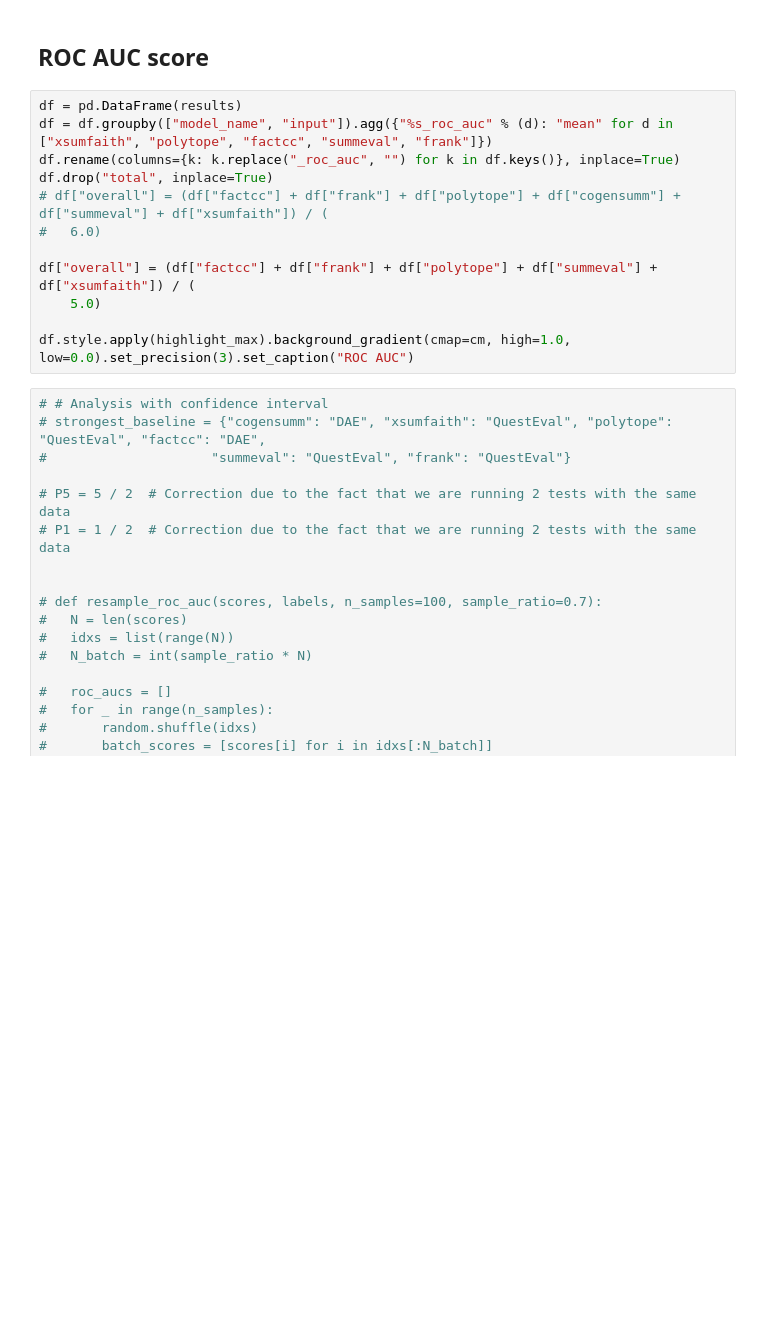
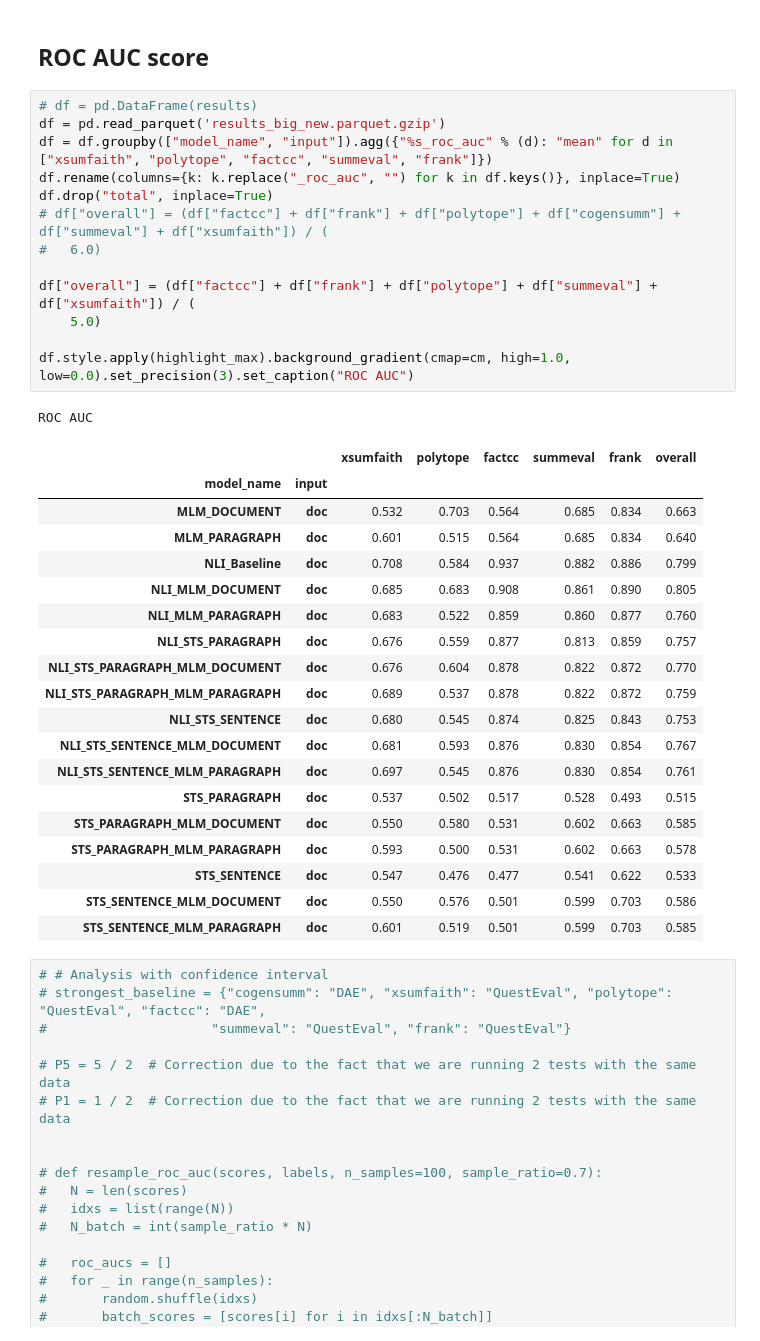
Before and after one commit to tzachpach/sumEvaluation, a Jupyter notebook: summac/SummaC - Main Results.ipynb, the cells around one changed output. Saved outputs shown, nothing was run; the diff lists cells and outputs as text; blank space fills up the shorter version.

```diff
--- a/summac/SummaC - Main Results.ipynb
+++ b/summac/SummaC - Main Results.ipynb
@@ -312,17 +288,39 @@ KeyError: "Column(s) ['frank_bacc', 'polytope_bacc', 'summeval_bacc', 'xsumfaith
 # %% [markdown]
 ## ROC AUC score
 # %%
-df = pd.DataFrame(results)
+# df = pd.DataFrame(results)
+df = pd.read_parquet('results_big_new.parquet.gzip')
 df = df.groupby(["model_name", "input"]).agg({"%s_roc_auc" % (d): "mean" for d in ["xsumfaith", "polytope", "factcc", "summeval", "frank"]})
 df.rename(columns={k: k.replace("_roc_auc", "") for k in df.keys()}, inplace=True)
 df.drop("total", inplace=True)
 # df["overall"] = (df["factcc"] + df["frank"] + df["polytope"] + df["cogensumm"] + df["summeval"] + df["xsumfaith"]) / (
 # 	6.0)
 
 df["overall"] = (df["factcc"] + df["frank"] + df["polytope"] + df["summeval"] + df["xsumfaith"]) / (
 	5.0)
 
 df.style.apply(highlight_max).background_gradient(cmap=cm, high=1.0, low=0.0).set_precision(3).set_caption("ROC AUC")
+# %% [output]
+ROC AUC
+|  |  | xsumfaith | polytope | factcc | summeval | frank | overall |
+| model_name | input |  |  |  |  |  |  |
+| MLM_DOCUMENT | doc | 0.532 | 0.703 | 0.564 | 0.685 | 0.834 | 0.663 |
+| MLM_PARAGRAPH | doc | 0.601 | 0.515 | 0.564 | 0.685 | 0.834 | 0.640 |
+| NLI_Baseline | doc | 0.708 | 0.584 | 0.937 | 0.882 | 0.886 | 0.799 |
+| NLI_MLM_DOCUMENT | doc | 0.685 | 0.683 | 0.908 | 0.861 | 0.890 | 0.805 |
+| NLI_MLM_PARAGRAPH | doc | 0.683 | 0.522 | 0.859 | 0.860 | 0.877 | 0.760 |
+| NLI_STS_PARAGRAPH | doc | 0.676 | 0.559 | 0.877 | 0.813 | 0.859 | 0.757 |
+| NLI_STS_PARAGRAPH_MLM_DOCUMENT | doc | 0.676 | 0.604 | 0.878 | 0.822 | 0.872 | 0.770 |
+| NLI_STS_PARAGRAPH_MLM_PARAGRAPH | doc | 0.689 | 0.537 | 0.878 | 0.822 | 0.872 | 0.759 |
+| NLI_STS_SENTENCE | doc | 0.680 | 0.545 | 0.874 | 0.825 | 0.843 | 0.753 |
+| NLI_STS_SENTENCE_MLM_DOCUMENT | doc | 0.681 | 0.593 | 0.876 | 0.830 | 0.854 | 0.767 |
+| NLI_STS_SENTENCE_MLM_PARAGRAPH | doc | 0.697 | 0.545 | 0.876 | 0.830 | 0.854 | 0.761 |
+| STS_PARAGRAPH | doc | 0.537 | 0.502 | 0.517 | 0.528 | 0.493 | 0.515 |
+| STS_PARAGRAPH_MLM_DOCUMENT | doc | 0.550 | 0.580 | 0.531 | 0.602 | 0.663 | 0.585 |
+| STS_PARAGRAPH_MLM_PARAGRAPH | doc | 0.593 | 0.500 | 0.531 | 0.602 | 0.663 | 0.578 |
+| STS_SENTENCE | doc | 0.547 | 0.476 | 0.477 | 0.541 | 0.622 | 0.533 |
+| STS_SENTENCE_MLM_DOCUMENT | doc | 0.550 | 0.576 | 0.501 | 0.599 | 0.703 | 0.586 |
+| STS_SENTENCE_MLM_PARAGRAPH | doc | 0.601 | 0.519 | 0.501 | 0.599 | 0.703 | 0.585 |
 # %%
 # # Analysis with confidence interval
 # strongest_baseline = {"cogensumm": "DAE", "xsumfaith": "QuestEval", "polytope": "QuestEval", "factcc": "DAE",
```
Also changed, not shown: parts of 8 cells of this notebook.
